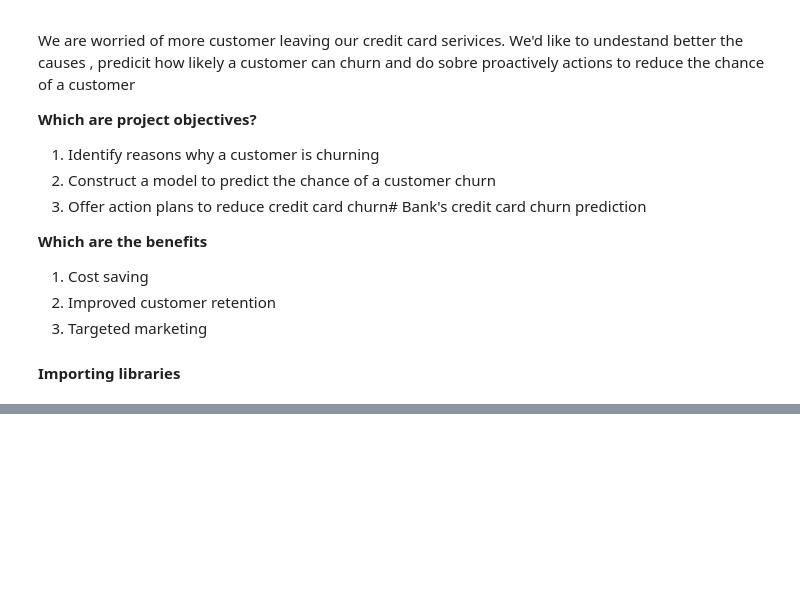
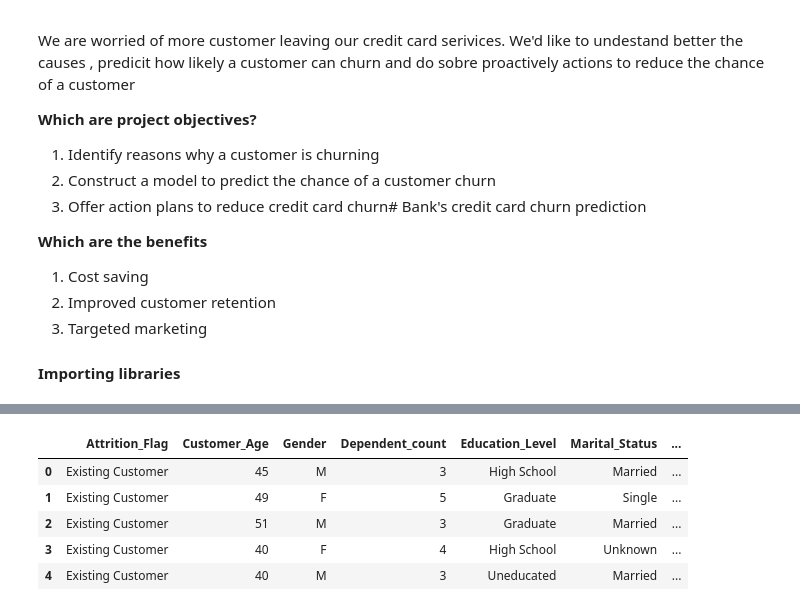
Before and after one commit to LeoGitBR/ChurnPredictionCreditCard, a Jupyter notebook: notebooks/EDA.ipynb, the cells around one changed output, grey strips where cells are left out. Saved outputs shown, nothing was run; the diff lists cells and outputs as text; code cells hidden in the pictures; blank space fills up the shorter version.

```diff
--- a/notebooks/EDA.ipynb
+++ b/notebooks/EDA.ipynb
@@ -88,0 +111,20 @@ please provide us feedback at https://github.com/pandas-dev/pandas/issues/54466
+# %%
+ds = pd.read_csv('../input/BankChurners.csv')
+
+#remove unecessary columns
+ds.drop(
+    columns=[
+        'CLIENTNUM',
+        'Naive_Bayes_Classifier_Attrition_Flag_Card_Category_Contacts_Count_12_mon_Dependent_count_Education_Level_Months_Inactive_12_mon_2',
+        'Naive_Bayes_Classifier_Attrition_Flag_Card_Category_Contacts_Count_12_mon_Dependent_count_Education_Level_Months_Inactive_12_mon_1'
+        ]
+    , inplace=True
+)
+ds.head()
+# %% [output]
+|  | Attrition_Flag | Customer_Age | Gender | Dependent_count | Education_Level | Marital_Status | ... |
+| 0 | Existing Customer | 45 | M | 3 | High School | Married | ... |
+| 1 | Existing Customer | 49 | F | 5 | Graduate | Single | ... |
+| 2 | Existing Customer | 51 | M | 3 | Graduate | Married | ... |
+| 3 | Existing Customer | 40 | F | 4 | High School | Unknown | ... |
+| 4 | Existing Customer | 40 | M | 3 | Uneducated | Married | ... |
```
Also changed, not shown: parts of 13 cells of this notebook, 47 other files.
